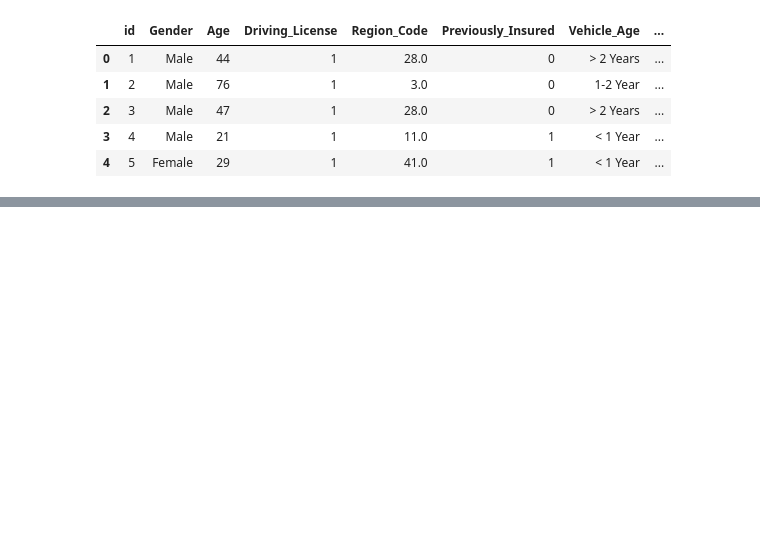
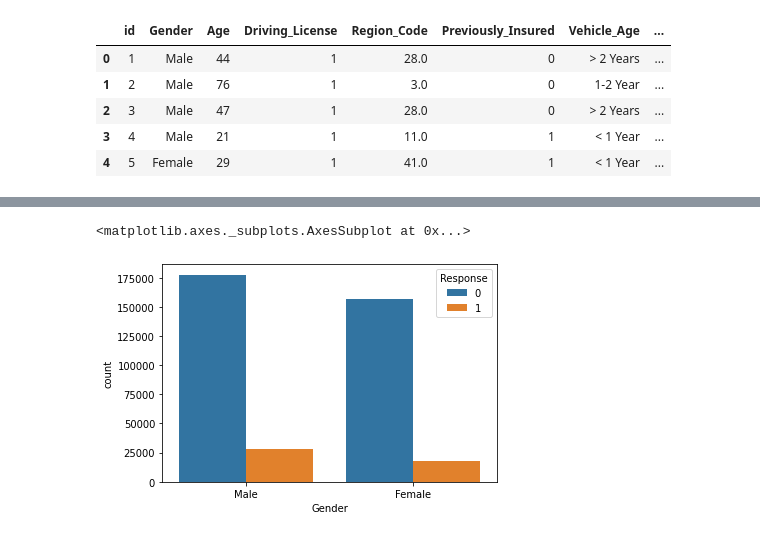
Before and after one commit to Zeeshan2012/HEALTH-INSURANCE-CROSS-SELL-PREDICTION, a Jupyter notebook: HEALTH_INSURANCE_CROSS_SELL_PREDICTION.ipynb, the cells around one changed output, grey strips where cells are left out. Saved outputs shown, nothing was run; the diff lists cells and outputs as text; code cells hidden in the pictures; blank space fills up the shorter version.

```diff
--- a/HEALTH_INSURANCE_CROSS_SELL_PREDICTION.ipynb
+++ b/HEALTH_INSURANCE_CROSS_SELL_PREDICTION.ipynb
@@ -68,0 +141,6 @@ df.head()
+# %%
+#now check for how many are intrested or not intrested
+sns.countplot(x= 'Gender', hue = 'Response', data = df)
+# %% [output]
+<matplotlib.axes._subplots.AxesSubplot at 0x...>
+[figure, added]
```
Also changed, not shown: parts of 19 cells of this notebook.
